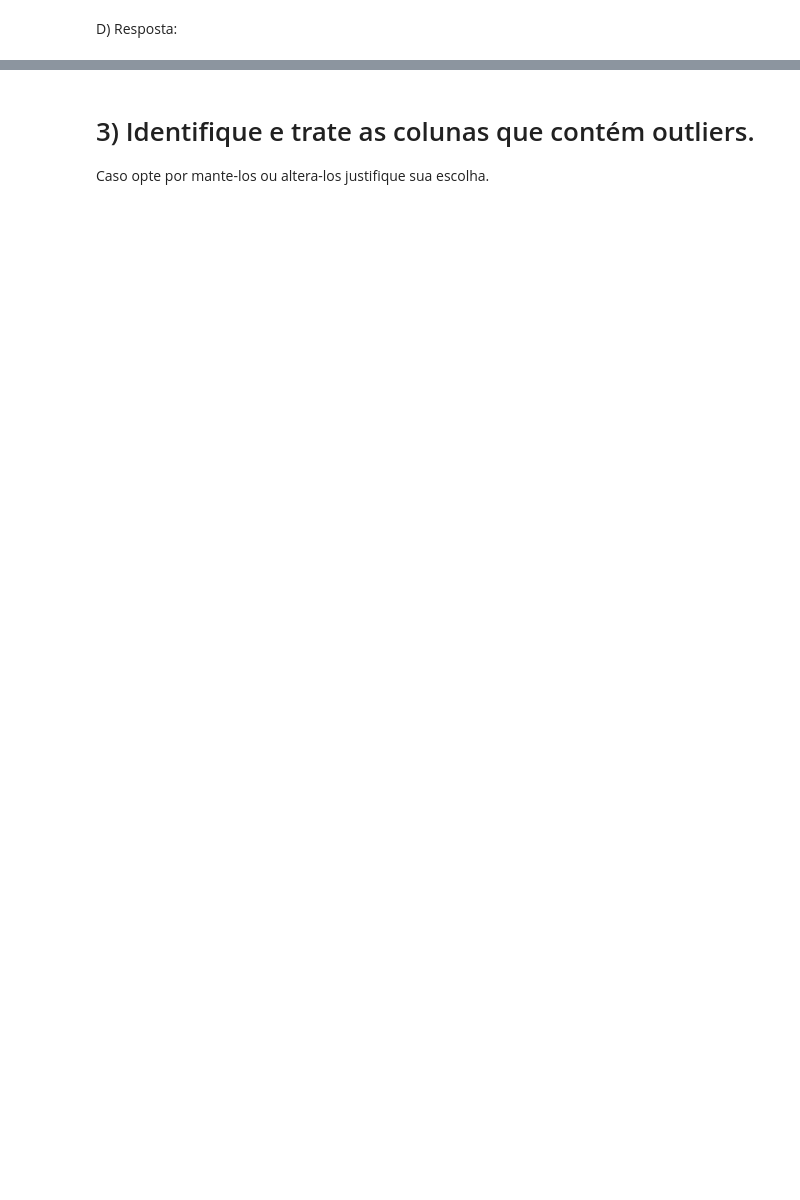
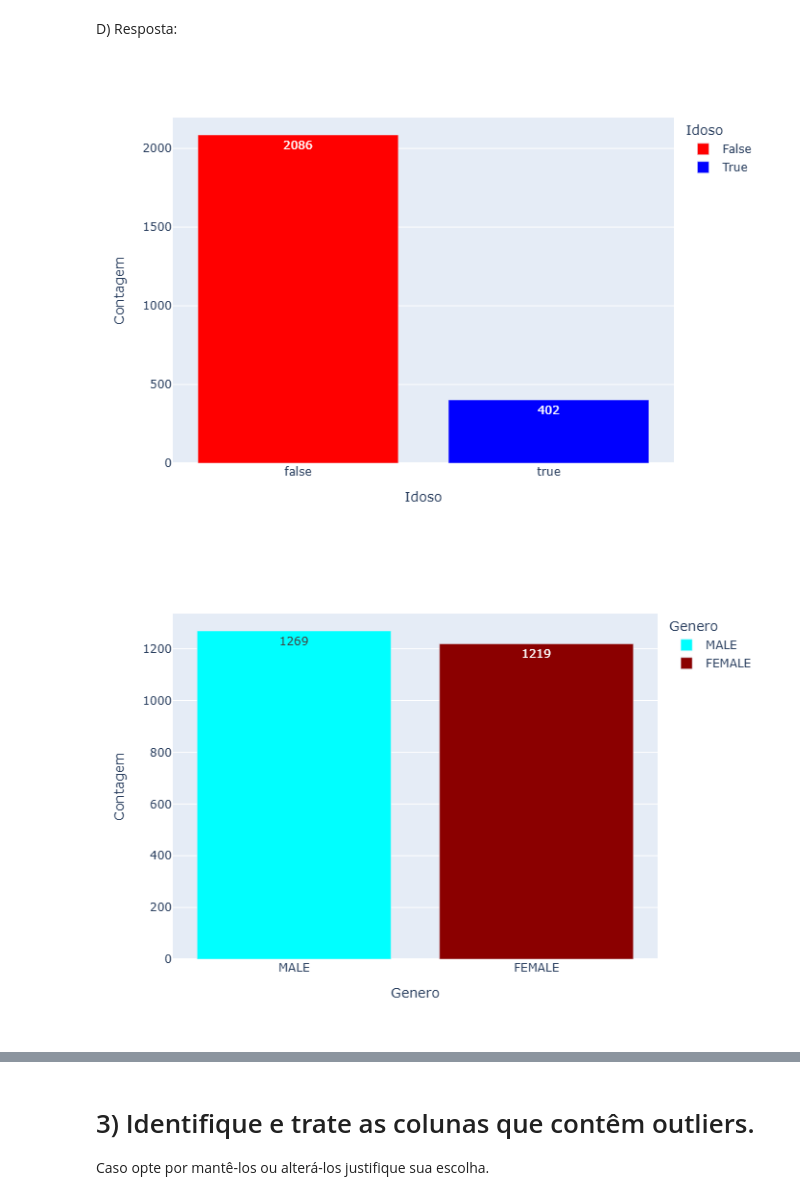
Before and after one commit to MiguellMAC/EBAC.DATA_SCIENCE, a Jupyter notebook: Atividade_Cap15/CAPITULO15_PROJETO_TELECON2.ipynb, the cells around one changed output, grey strips where cells are left out. Cells and saved outputs as stored; diff of their text form; code cells hidden in the pictures; blank space fills up the shorter version.

```diff
--- a/Atividade_Cap15/CAPITULO15_PROJETO_TELECON2.ipynb
+++ b/Atividade_Cap15/CAPITULO15_PROJETO_TELECON2.ipynb
@@ -16,5 +19,5 @@ InteractiveShell.ast_node_interactivity = "all"  # Exibe todas as expressões da
 # %%
-caminho = r'C:\Users\MIGUEL\OneDrive\Programação\EBAC\AtividadesEBAC\EBAC.DATA_SCIENCE\Atividade_Cap15\CHURN_TELECON_MOD15'
+caminho = r'.\CHURN_TELECON_MOD15'
 
 if os.path.exists(caminho):
     print('Arquivo encontrado!')
@@ -140,6 +147,8 @@ px.bar(
 # %% [markdown]
 D) Resposta:
 # %%
+# Aqui colequei algumas bool, mas coloquei alguns para me ajudar com a análise geral do gráfico.
+
 # Idosos
 
 contagem_idoso = df['Idoso'].value_counts().reset_index()
@@ -156,6 +165,22 @@ px.bar(
 
 # Não é balaceado, indicando que os idosos não utilizam muito a marca.
 
+# Genero
+
+contagem_Genero = df['Genero'].value_counts().reset_index()
+contagem_Genero.columns = ['Genero', 'Contagem']
+
+px.bar(
+    contagem_Genero,
+    x='Genero',
+    y='Contagem',
+    color='Genero',
+    color_discrete_map={'MALE': 'cyan', 'FEMALE': 'darkred'},
+    text='Contagem'  # Mostra o número em cima da barra
+)
+
+# Bem distribuído, aparentemente a empresa não é mais famosa entre nenhum genero específico.
+
 # Serviço de telefone
 
 contagem_Telefone = df['Servico_Telefone'].value_counts().reset_index()
@@ -166,7 +191,7 @@ px.bar(
     x='Servico_Telefone',
     y='Contagem',
     color='Servico_Telefone',
-    color_discrete_map={False: 'green', True: 'purple'},
+    color_discrete_map={False: 'magenta', True: 'darkgreen'},
     text='Contagem'
 )
 
@@ -191,31 +216,34 @@ px.bar(
 # Tem dependentes
 
 contagem_Dependentes = df['Dependentes'].value_counts().reset_index()
 contagem_Dependentes.columns = ['Dependentes', 'Contagem']
 
 px.bar(
     contagem_Dependentes,
     x='Dependentes',
     y='Contagem',
     color='Dependentes',
     color_discrete_map={False: 'navy', True: 'gold'},
     text='Contagem'
 )
 
 # Não é balanceados, a maioria não tem dependentes.
 
 # Taxa de Churn
 
 contagem_Churn = df['Churn'].value_counts().reset_index()
 contagem_Churn.columns = ['Churn', 'Contagem']
 
 px.bar(
     contagem_Churn,
     x='Churn',
     y='Contagem',
     color='Churn',
-    color_discrete_map={False: 'darkorange', True: 'lightblue'},
+    color_discrete_map={'No': 'darkorange', 'Yes': 'lightblue'},
     text='Contagem'
 )
 
 # Não é balanceado mas também em um sentido positivo vistos que a maioria dos clientes não deram churn.
+# %% [output]
+[figure, added]
+[figure, added]
@@ -222,4 +254,4 @@ px.bar(
 # %% [markdown]
-# 3) Identifique e trate as colunas que contém outliers.
-Caso opte por mante-los ou altera-los justifique sua escolha.
+# 3) Identifique e trate as colunas que contêm outliers.
+Caso opte por mantê-los ou alterá-los justifique sua escolha.
 # %%
```
Also changed, not shown: parts of 24 cells of this notebook.
